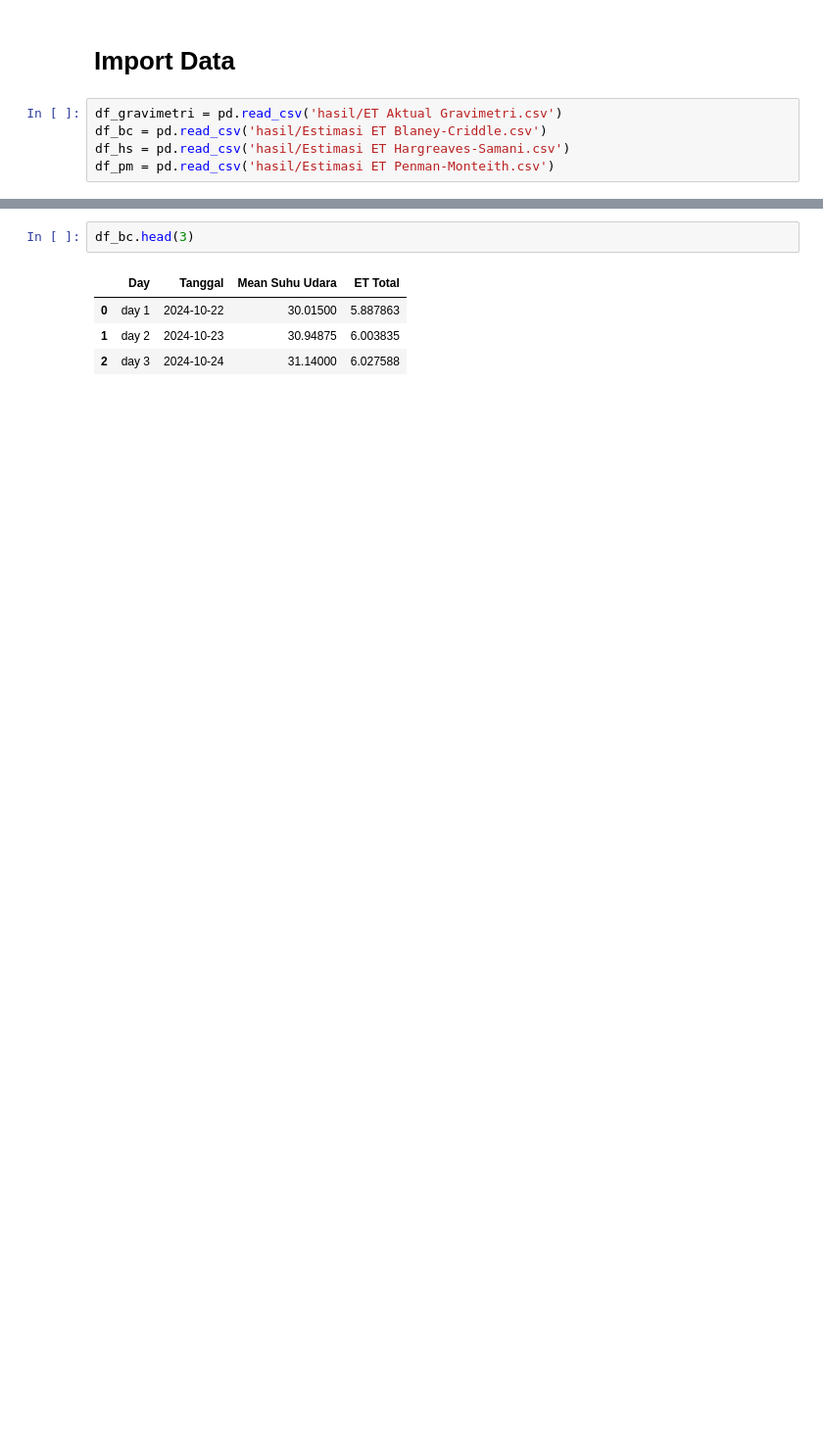
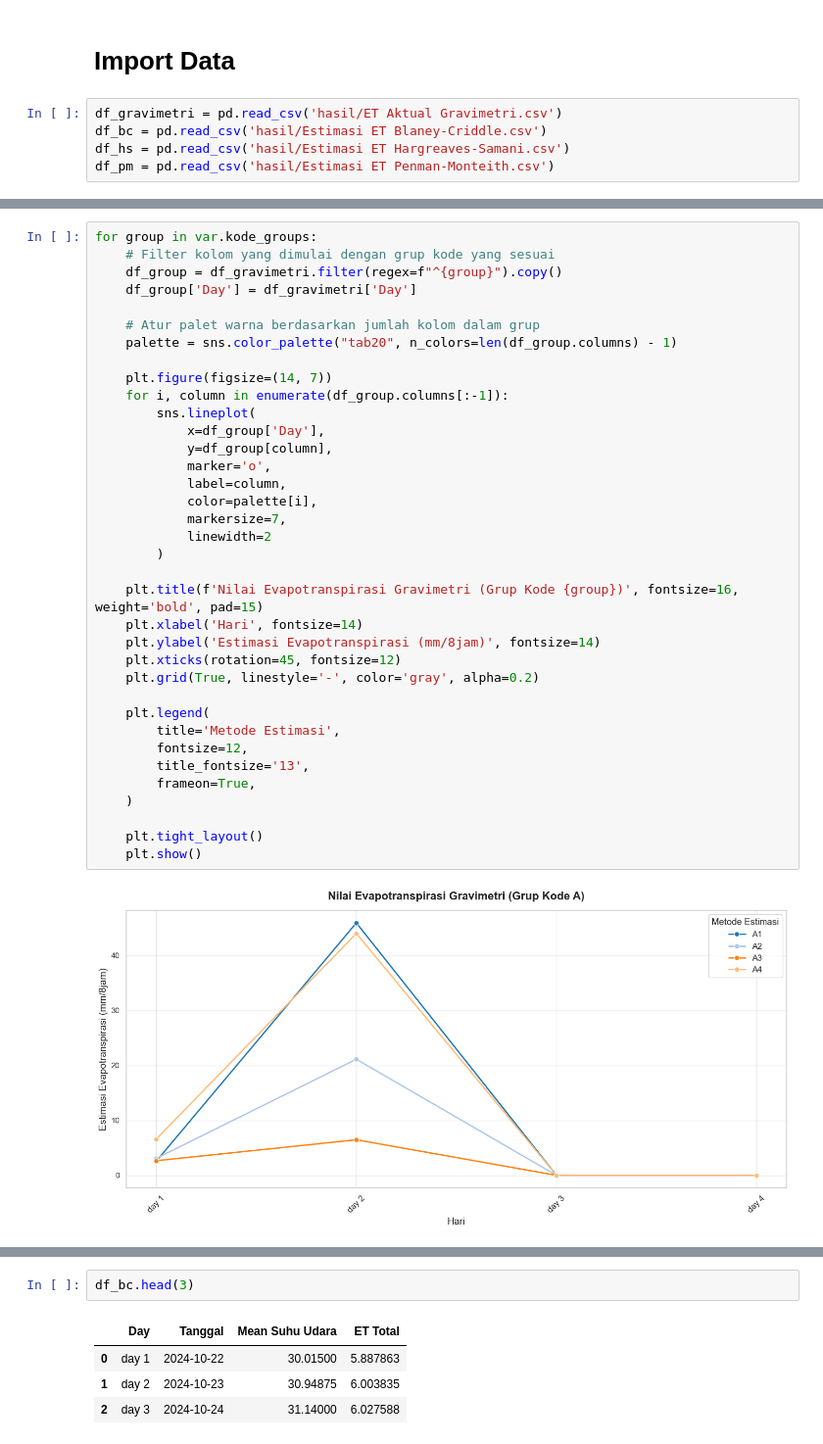
Before and after one commit to rafiachmadfr/Evapotranspiration-Analysis, a Jupyter notebook: 03. Data Analysis.ipynb, the cells around one changed output, grey strips where cells are left out. Shown at 98% size. Saved outputs shown, nothing was run; the diff lists cells and outputs as text; blank space fills up the shorter version.

```diff
--- a/03. Data Analysis.ipynb
+++ b/03. Data Analysis.ipynb
@@ -18,0 +29,38 @@ df_gravimetri.head(3)
+# %%
+for group in var.kode_groups:
+    # Filter kolom yang dimulai dengan grup kode yang sesuai
+    df_group = df_gravimetri.filter(regex=f"^{group}").copy()
+    df_group['Day'] = df_gravimetri['Day']
+
+    # Atur palet warna berdasarkan jumlah kolom dalam grup
+    palette = sns.color_palette("tab20", n_colors=len(df_group.columns) - 1)
+
+    plt.figure(figsize=(14, 7))
+    for i, column in enumerate(df_group.columns[:-1]):
+        sns.lineplot(
+            x=df_group['Day'],
+            y=df_group[column],
+            marker='o',
+            label=column,
+            color=palette[i],
+            markersize=7,
+            linewidth=2
+        )
+
+    plt.title(f'Nilai Evapotranspirasi Gravimetri (Grup Kode {group})', fontsize=16, weight='bold', pad=15)
+    plt.xlabel('Hari', fontsize=14)
+    plt.ylabel('Estimasi Evapotranspirasi (mm/8jam)', fontsize=14)
+    plt.xticks(rotation=45, fontsize=12)
+    plt.grid(True, linestyle='-', color='gray', alpha=0.2)
+
+    plt.legend(
+        title='Metode Estimasi',
+        fontsize=12,
+        title_fontsize='13',
+        frameon=True,
+    )
+
+    plt.tight_layout()
+    plt.show()
+# %% [output]
+[figure, added]
```
Also changed, not shown: parts of 22 cells of this notebook, 2 other files.
